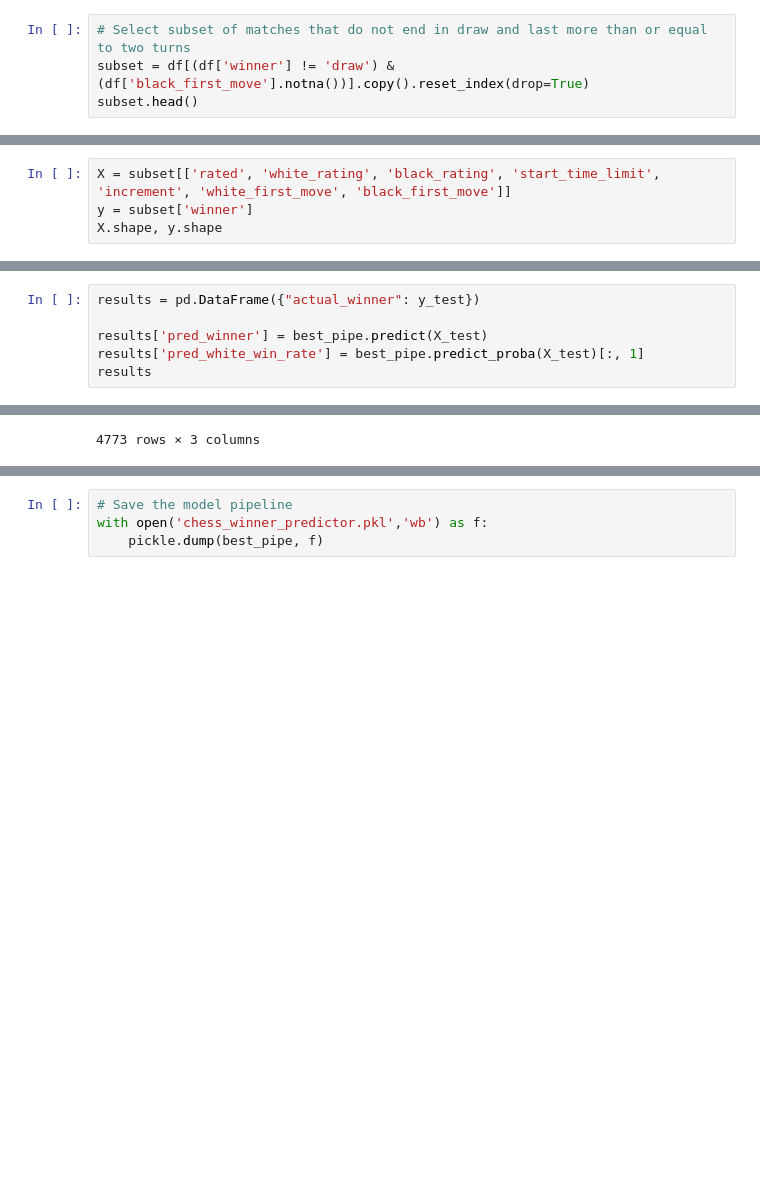
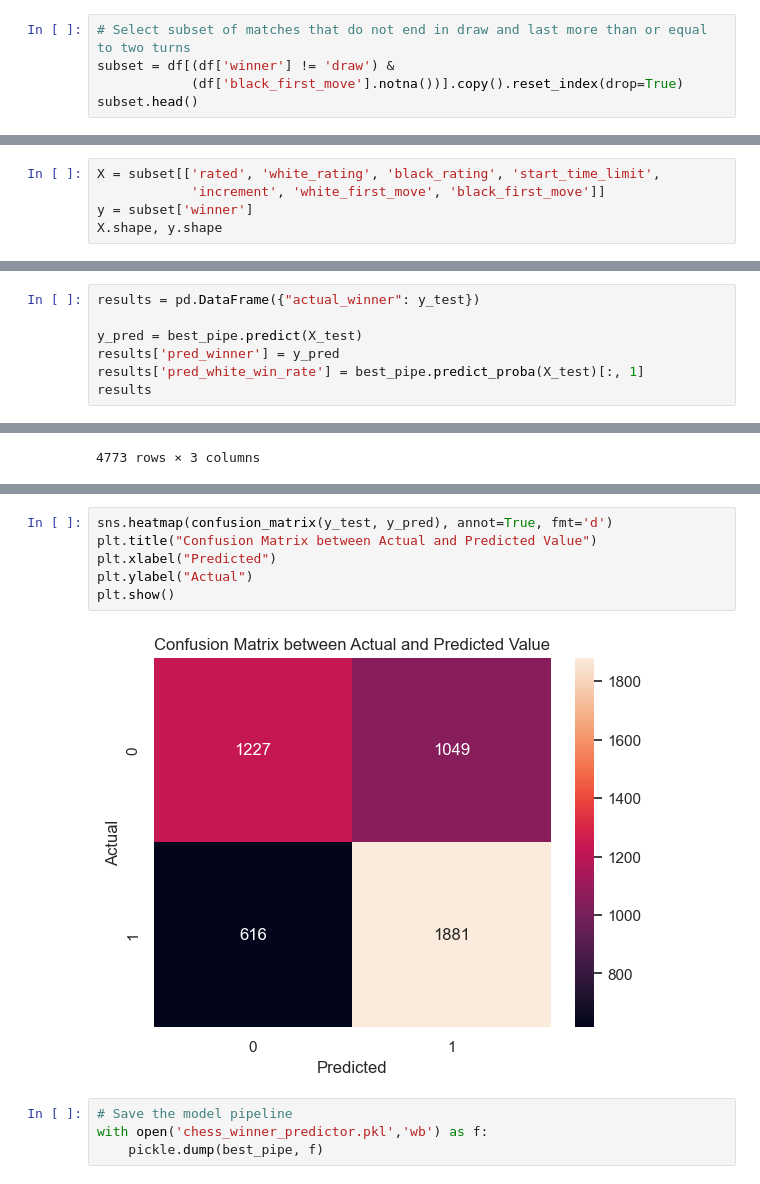
Before and after one commit to ParunNg/Chess-Winning-Rate-Prediction, a Jupyter notebook: chess_games.ipynb, the cells around one changed output, grey strips where cells are left out. Saved outputs shown, nothing was run; the diff lists cells and outputs as text; blank space fills up the shorter version.

```diff
--- a/chess_games.ipynb
+++ b/chess_games.ipynb
@@ -320,7 +321,8 @@ Features should include all metagame data such as player ratings, start time lim
 Features should exclude post-match data such as number of turns and victory status.
 # %%
 # Select subset of matches that do not end in draw and last more than or equal to two turns
-subset = df[(df['winner'] != 'draw') & (df['black_first_move'].notna())].copy().reset_index(drop=True)
+subset = df[(df['winner'] != 'draw') &
+            (df['black_first_move'].notna())].copy().reset_index(drop=True)
 subset.head()
 # %% [output]
 |  | id | rated | turns | victory_status | winner | white_id | white_rating | black_id | black_rating | ... |
@@ -360,7 +362,8 @@ plt.show()
 # %% [markdown]
 We can see from the above figure that the most important numeric feature that could be used to predict the winner is "rating_diff".
 # %%
-X = subset[['rated', 'white_rating', 'black_rating', 'start_time_limit', 'increment', 'white_first_move', 'black_first_move']]
+X = subset[['rated', 'white_rating', 'black_rating', 'start_time_limit',
+            'increment', 'white_first_move', 'black_first_move']]
 y = subset['winner']
 X.shape, y.shape
 # %% [output]
@@ -558,7 +561,8 @@ Accuracy: 0.6511627906976745
 # %%
 results = pd.DataFrame({"actual_winner": y_test})
 
-results['pred_winner'] = best_pipe.predict(X_test)
+y_pred = best_pipe.predict(X_test)
+results['pred_winner'] = y_pred
 results['pred_white_win_rate'] = best_pipe.predict_proba(X_test)[:, 1]
 results
 # %% [output]
@@ -578,3 +593,11 @@ results
+# %%
+sns.heatmap(confusion_matrix(y_test, y_pred), annot=True, fmt='d')
+plt.title("Confusion Matrix between Actual and Predicted Value")
+plt.xlabel("Predicted")
+plt.ylabel("Actual")
+plt.show()
+# %% [output]
+[figure, added]
 # %%
 # Save the model pipeline
 with open('chess_winner_predictor.pkl','wb') as f:
```
Also changed, not shown: parts of 7 cells of this notebook.
